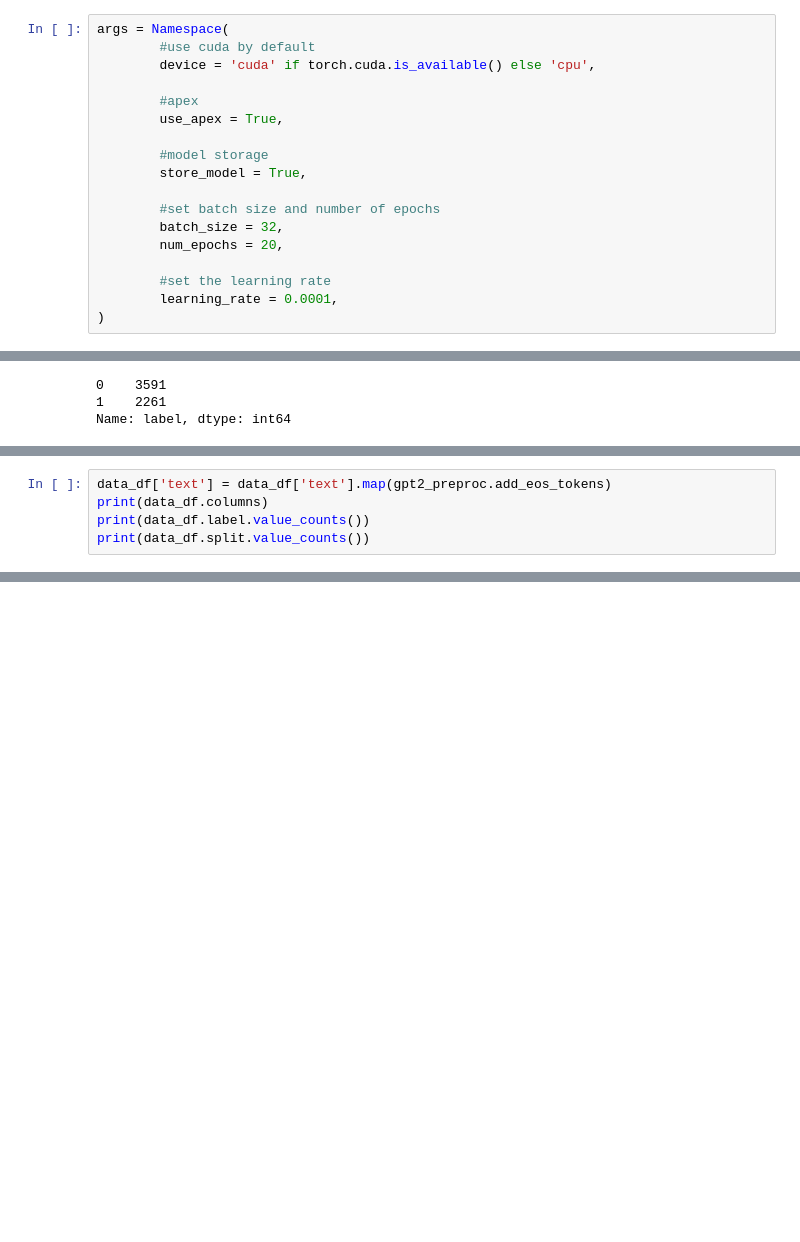
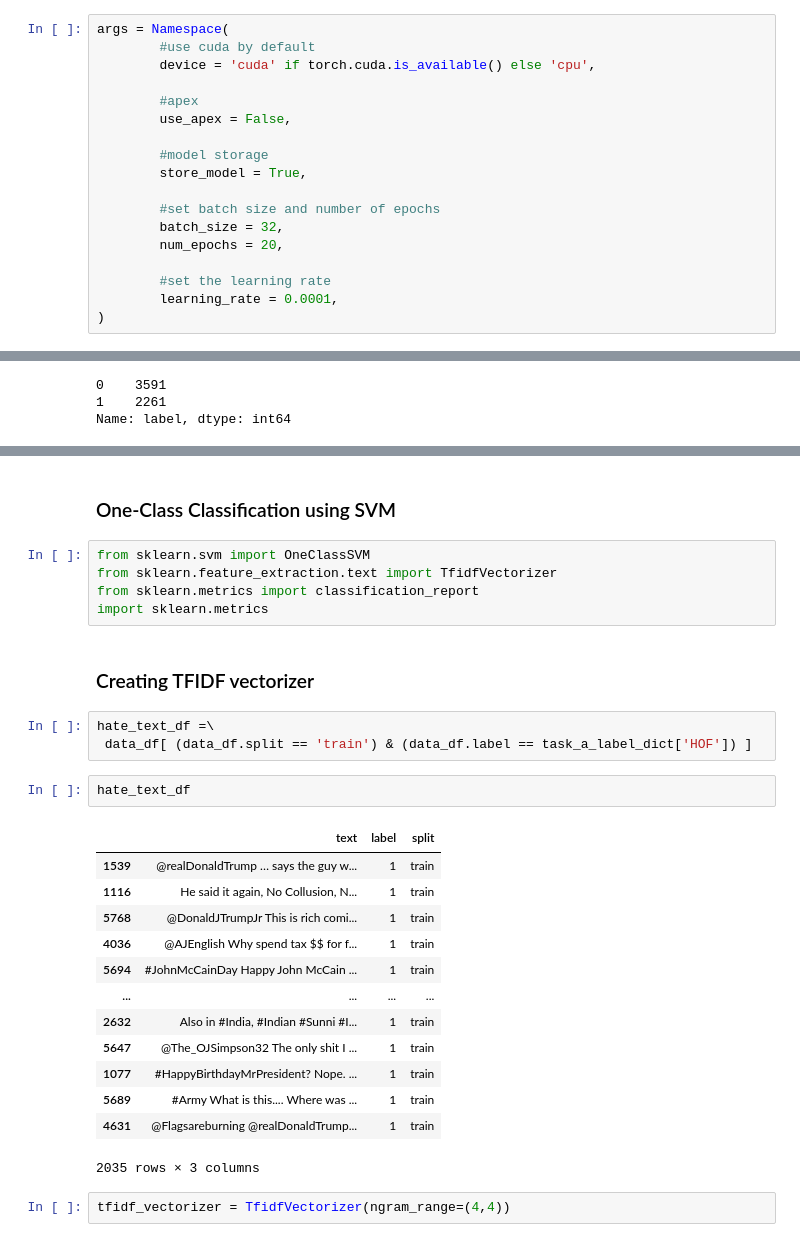
Before and after one commit to cozek/hasoc_code, a Jupyter notebook: notebooks/English/Task A - GPT 2.ipynb, the cells around one changed output, grey strips where cells are left out. Cells and saved outputs as stored; diff of their text form; blank space fills up the shorter version.

```diff
--- a/notebooks/English/Task A - GPT 2.ipynb
+++ b/notebooks/English/Task A - GPT 2.ipynb
@@ -73,7 +73,7 @@ args = Namespace(
         device = 'cuda' if torch.cuda.is_available() else 'cpu',
 
         #apex
-        use_apex = True,
+        use_apex = False,
 
         #model storage
         store_model = True,
@@ -210,5 +171,0 @@ gpt2_preproc = GPT2Preprocessor(gpt2_tokenizer, punkt_sentence_detector)
-# %%
-data_df['text'] = data_df['text'].map(gpt2_preproc.add_eos_tokens)
-print(data_df.columns)
-print(data_df.label.value_counts())
-print(data_df.split.value_counts())
@@ -569,0 +172,30 @@ Early stopping
+# %% [markdown]
+### One-Class Classification using SVM
+# %%
+from sklearn.svm import OneClassSVM
+from sklearn.feature_extraction.text import TfidfVectorizer
+from sklearn.metrics import classification_report
+import sklearn.metrics
+# %% [markdown]
+### Creating TFIDF vectorizer
+# %%
+hate_text_df =\
+ data_df[ (data_df.split == 'train') & (data_df.label == task_a_label_dict['HOF']) ]
+# %%
+hate_text_df
+# %% [output]
+|  | text | label | split |
+| 1539 | @realDonaldTrump … says the guy w... | 1 | train |
+| 1116 | He said it again, No Collusion, N... | 1 | train |
+| 5768 | @DonaldJTrumpJr This is rich comi... | 1 | train |
+| 4036 | @AJEnglish Why spend tax $$ for f... | 1 | train |
+| 5694 | #JohnMcCainDay Happy John McCain ... | 1 | train |
+| ... | ... | ... | ... |
+| 2632 | Also in #India, #Indian #Sunni #I... | 1 | train |
+| 5647 | @The_OJSimpson32 The only shit I ... | 1 | train |
+| 1077 | #HappyBirthdayMrPresident? Nope. ... | 1 | train |
+| 5689 | #Army What is this.... Where was ... | 1 | train |
+| 4631 | @Flagsareburning @realDonaldTrump... | 1 | train |
+2035 rows × 3 columns
+# %%
+tfidf_vectorizer = TfidfVectorizer(ngram_range=(4,4))
```
Also changed, not shown: parts of 32 cells of this notebook.
